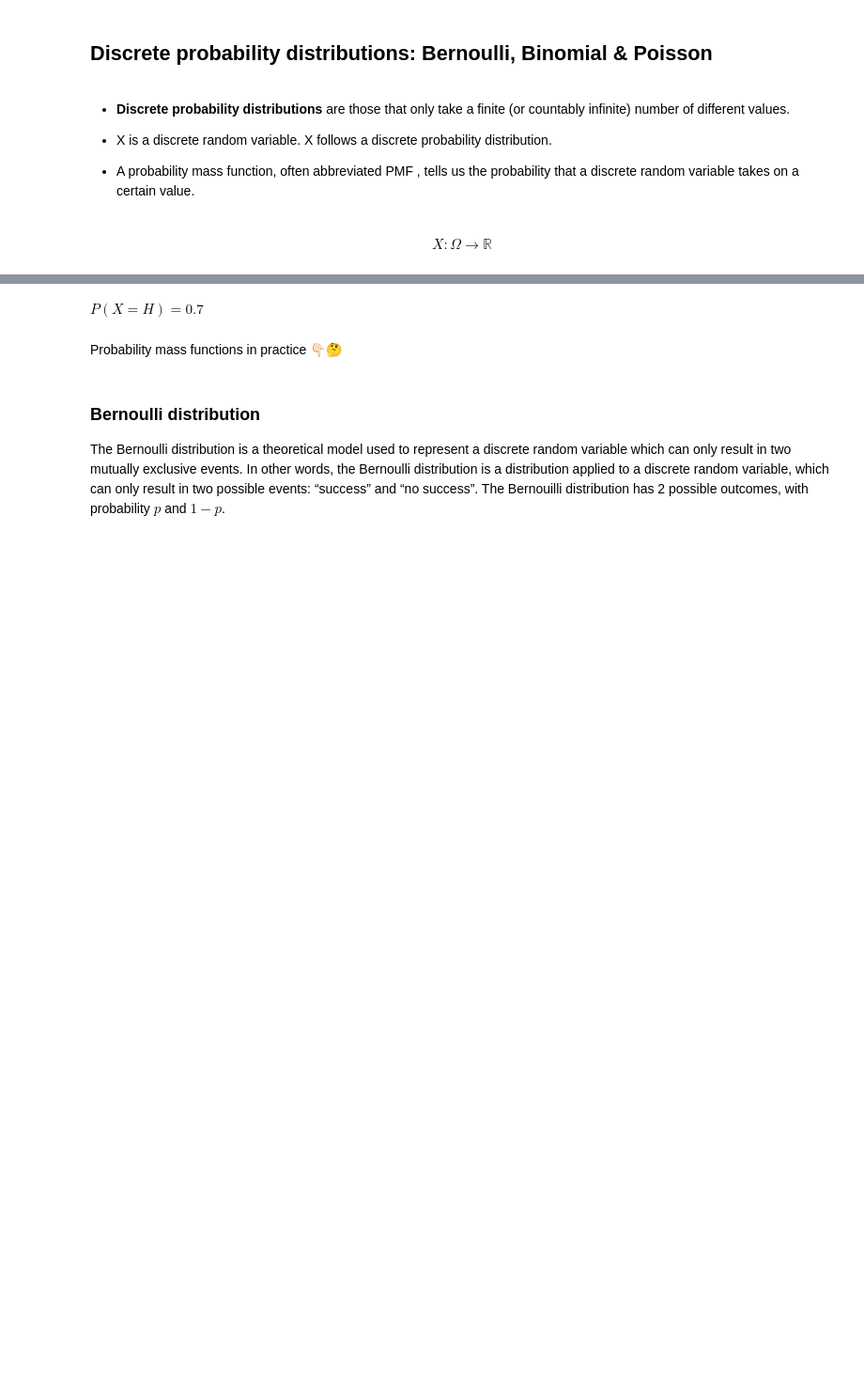
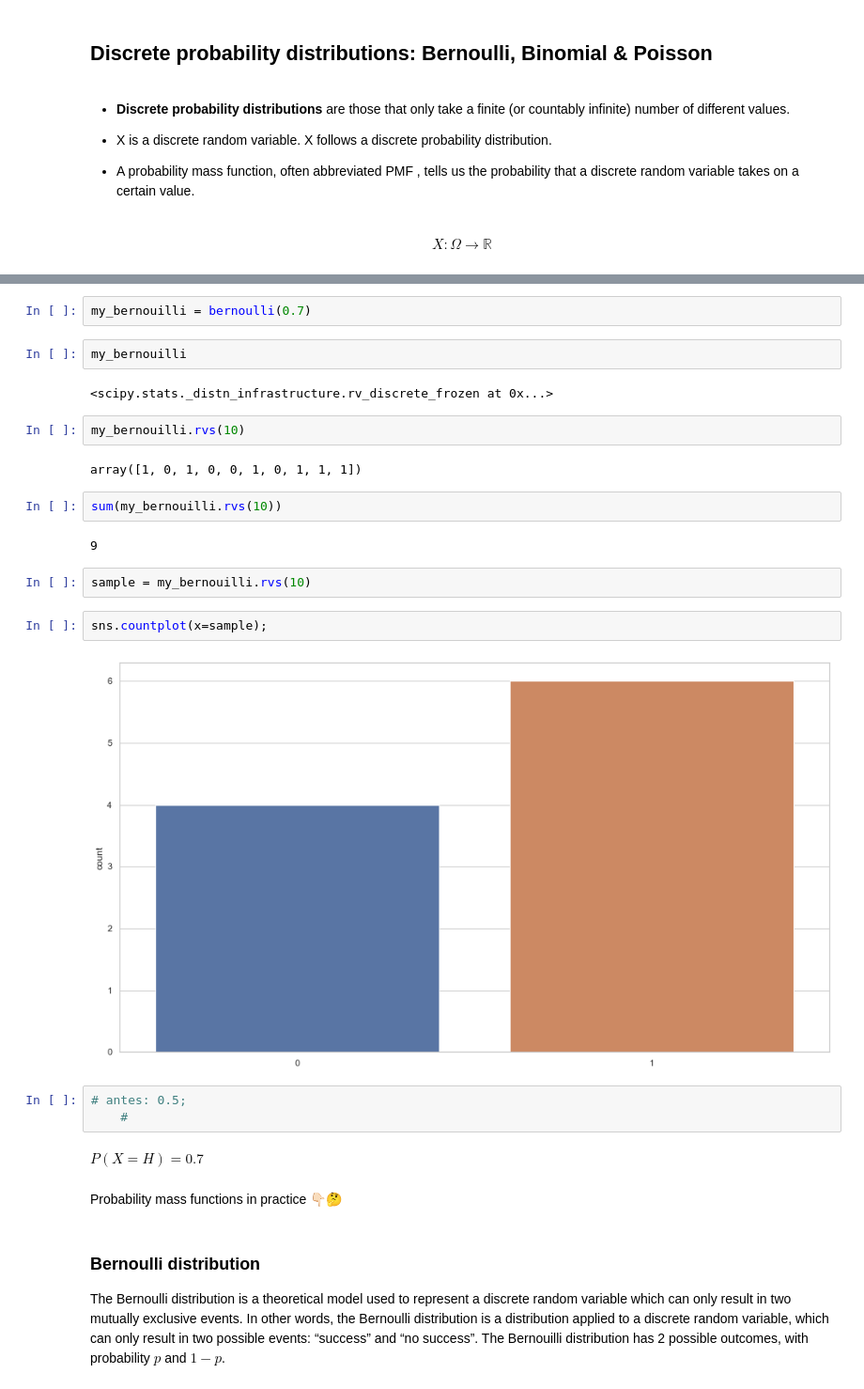
Before and after one commit to Ironhack-data-bcn-feb-2023/lectures, a Jupyter notebook: 29. Discrete distributions.ipynb, the cells around one changed output, grey strips where cells are left out. Shown at 94% size. Drawn from its saved outputs; the diff is of its cells as text; blank space fills up the shorter version.

```diff
--- a/29. Discrete distributions.ipynb
+++ b/29. Discrete distributions.ipynb
@@ -97,3 +114,26 @@ $$X: \Omega \rightarrow \mathbb{R}$$
+# %%
+my_bernouilli = bernoulli(0.7)
+# %%
+my_bernouilli
+# %% [output]
+<scipy.stats._distn_infrastructure.rv_discrete_frozen at 0x...>
+# %%
+my_bernouilli.rvs(10)
+# %% [output]
+array([1, 0, 1, 0, 0, 1, 0, 1, 1, 1])
+# %%
+sum(my_bernouilli.rvs(10))
+# %% [output]
+9
+# %%
+sample = my_bernouilli.rvs(10)
+# %%
+sns.countplot(x=sample);
+# %% [output]
+[figure, added]
+# %%
+# antes: 0.5;
+    #
 # %% [markdown]
 $P(X=H)=0.7$
 # %% [markdown]
```
Also changed, not shown: parts of 40 cells of this notebook.
